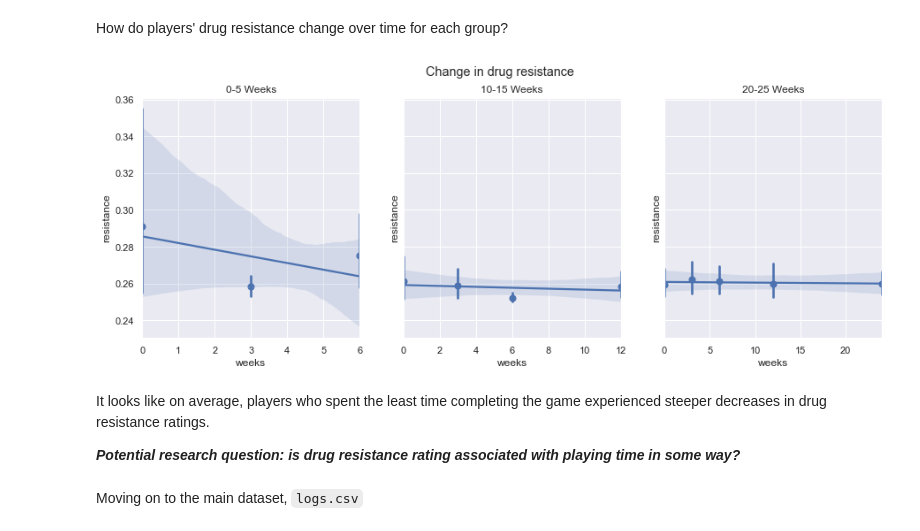
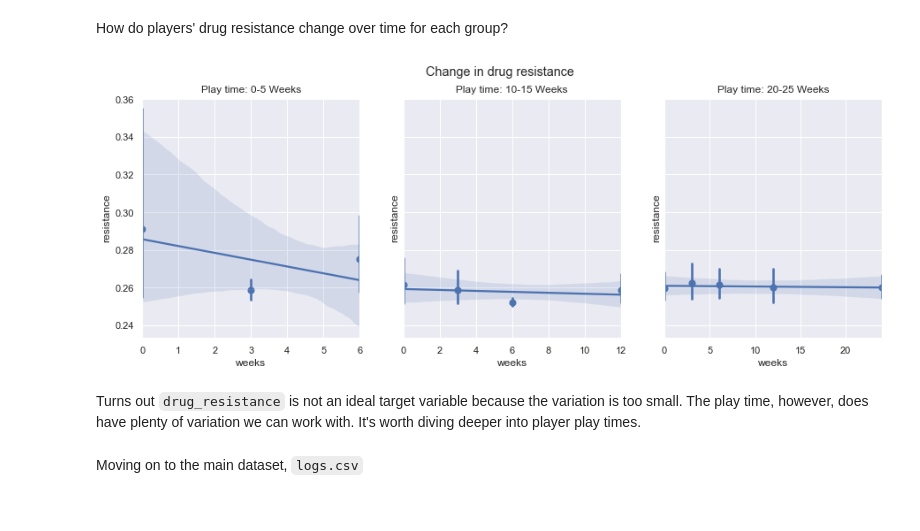
Before and after one commit to percy-xu/DataFest2022, a Jupyter notebook: taconic_parkway.ipynb, the cells around one changed output. Drawn from its saved outputs; the diff is of its cells as text; code cells hidden in the pictures.

```diff
--- a/taconic_parkway.ipynb
+++ b/taconic_parkway.ipynb
@@ -74,20 +65,18 @@ player_list_20_25 = df_resist.groupby('player_id').max().query("20 <= weeks <= 2
 # %%
 fig, axes = plt.subplots(1, 3, sharey=True, figsize=(15, 5))
 
 fig.suptitle('Change in drug resistance')
-axes[0].set_title('0-5 Weeks')
-axes[1].set_title('10-15 Weeks')
-axes[2].set_title('20-25 Weeks')
+axes[0].set_title('Play time: 0-5 Weeks')
+axes[1].set_title('Play time: 10-15 Weeks')
+axes[2].set_title('Play time: 20-25 Weeks')
 
 sns.regplot(ax=axes[0], x='weeks', y='resistance', data=df_resist.where(df_resist['player_id'].isin(player_list_0_5)), x_estimator=np.mean)
 sns.regplot(ax=axes[1], x='weeks', y='resistance', data=df_resist.where(df_resist['player_id'].isin(player_list_10_15)), x_estimator=np.mean)
 sns.regplot(ax=axes[2], x='weeks', y='resistance', data=df_resist.where(df_resist['player_id'].isin(player_list_20_25)), x_estimator=np.mean);
 # %% [output]
-[figure, old version]
+[figure, new version]
-# %% [markdown]
-It looks like on average, players who spent the least time completing the game experienced steeper decreases in drug resistance ratings.
-
-***Potential research question: is drug resistance rating associated with playing time in some way?***
+# %% [markdown]
+Turns out `drug_resistance` is not an ideal target variable because the variation is too small. The play time, however, does have plenty of variation we can work with. It's worth diving deeper into player play times.
 # %% [markdown]
 Moving on to the main dataset, `logs.csv`
 # %%
```
Also changed, not shown: parts of 47 cells of this notebook.
